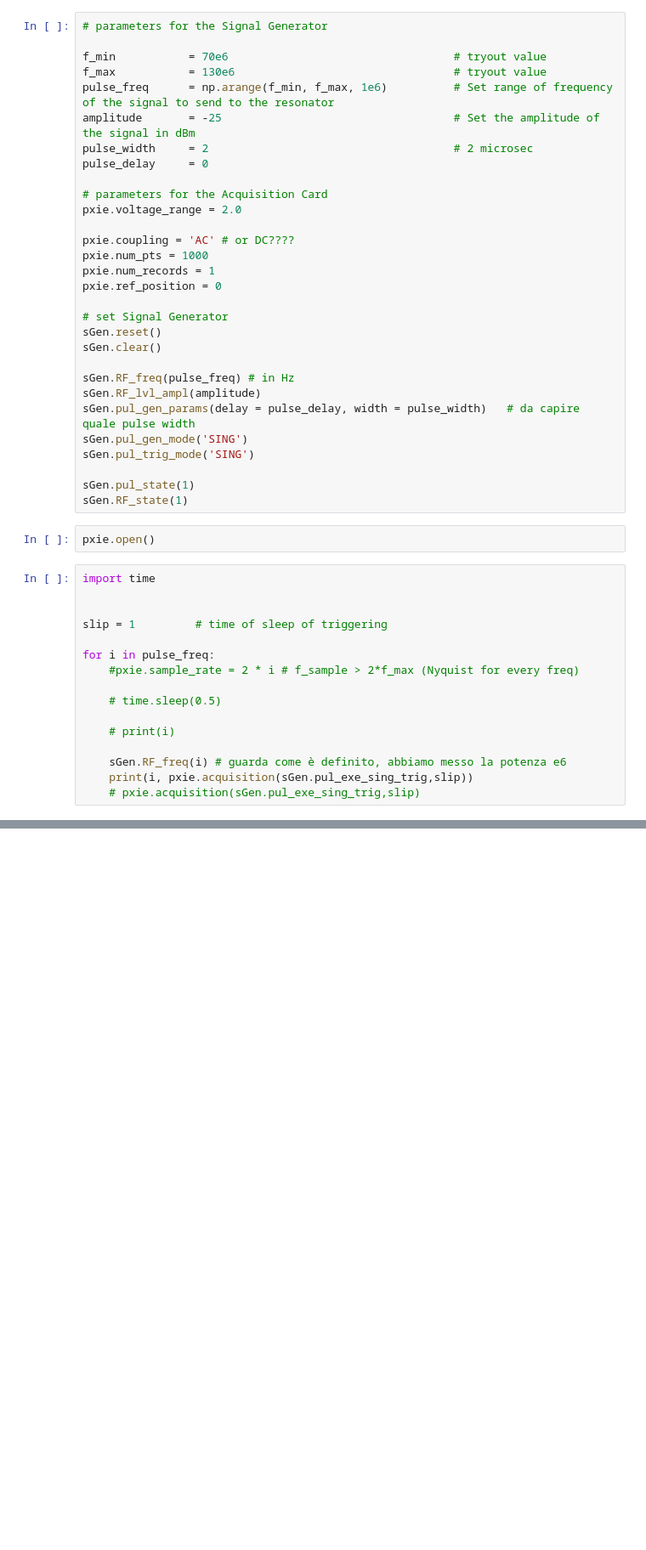
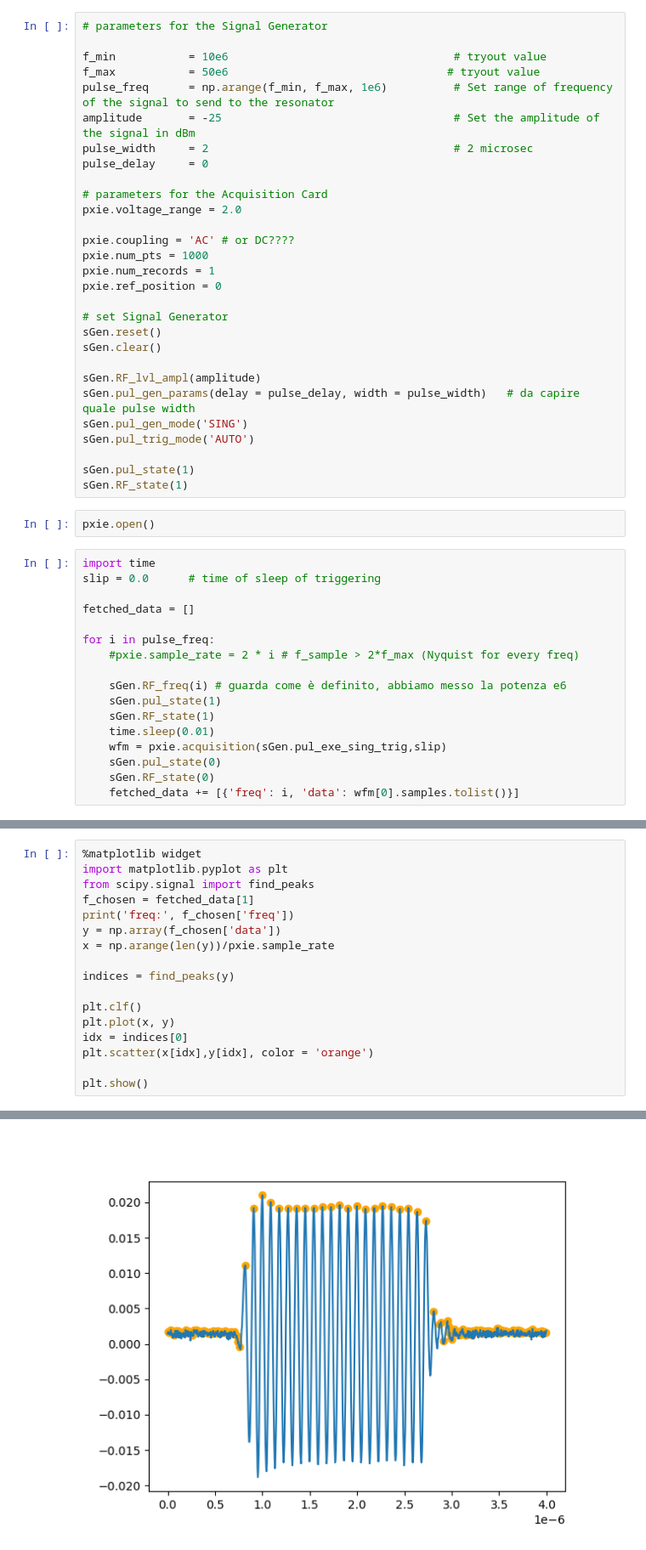
Before and after one commit to biqute/QTLab2324, a Jupyter notebook: PAandQubit/Actual_Work/Resonator_spectroscopy.ipynb, the cells around one changed output, grey strips where cells are left out. Shown at 85% size. Cells and saved outputs as stored; diff of their text form; blank space fills up the shorter version.

Commit message:
trigger

```diff
--- a/PAandQubit/Actual_Work/Resonator_spectroscopy.ipynb
+++ b/PAandQubit/Actual_Work/Resonator_spectroscopy.ipynb
@@ -19,8 +19,8 @@ Connection successful!
 # %%
 # parameters for the Signal Generator
 
-f_min           = 70e6                                  # tryout value
-f_max           = 130e6                                 # tryout value
+f_min           = 10e6                                  # tryout value
+f_max           = 50e6                                 # tryout value
 pulse_freq      = np.arange(f_min, f_max, 1e6)          # Set range of frequency of the signal to send to the resonator
 amplitude       = -25                                   # Set the amplitude of the signal in dBm
 pulse_width     = 2                                     # 2 microsec
@@ -38,11 +38,10 @@ pxie.ref_position = 0
 sGen.reset()
 sGen.clear()
 
-sGen.RF_freq(pulse_freq) # in Hz
 sGen.RF_lvl_ampl(amplitude)
 sGen.pul_gen_params(delay = pulse_delay, width = pulse_width)   # da capire quale pulse width
 sGen.pul_gen_mode('SING')
-sGen.pul_trig_mode('SING')
+sGen.pul_trig_mode('AUTO')
 
 sGen.pul_state(1)
 sGen.RF_state(1)
@@ -50,18 +49,19 @@ sGen.RF_state(1)
 pxie.open()
 # %%
 import time
+slip = 0.0      # time of sleep of triggering
 
-
-slip = 1         # time of sleep of triggering
+fetched_data = []
 
 for i in pulse_freq:
     #pxie.sample_rate = 2 * i # f_sample > 2*f_max (Nyquist for every freq)
 
-    # time.sleep(0.5)
-
-    # print(i)
-
     sGen.RF_freq(i) # guarda come è definito, abbiamo messo la potenza e6
-    print(i, pxie.acquisition(sGen.pul_exe_sing_trig,slip))
-    # pxie.acquisition(sGen.pul_exe_sing_trig,slip)
+    sGen.pul_state(1)
+    sGen.RF_state(1)
+    time.sleep(0.01)
+    wfm = pxie.acquisition(sGen.pul_exe_sing_trig,slip)
+    sGen.pul_state(0)
+    sGen.RF_state(0)
+    fetched_data += [{'freq': i, 'data': wfm[0].samples.tolist()}]
 # %% [output]
@@ -108,0 +85,18 @@ for i in freq:
+# %%
+%matplotlib widget
+import matplotlib.pyplot as plt
+from scipy.signal import find_peaks
+f_chosen = fetched_data[1]
+print('freq:', f_chosen['freq'])
+y = np.array(f_chosen['data'])
+x = np.arange(len(y))/pxie.sample_rate
+
+indices = find_peaks(y)
+
+plt.clf()
+plt.plot(x, y)
+idx = indices[0]
+plt.scatter(x[idx],y[idx], color = 'orange')
+
+plt.show()
+# %% [output]
@@ -109 +104,2 @@ for i in freq:
+[figure, added]
 # %%
```
Also changed, not shown: parts of 7 cells of this notebook, 6 other files.
